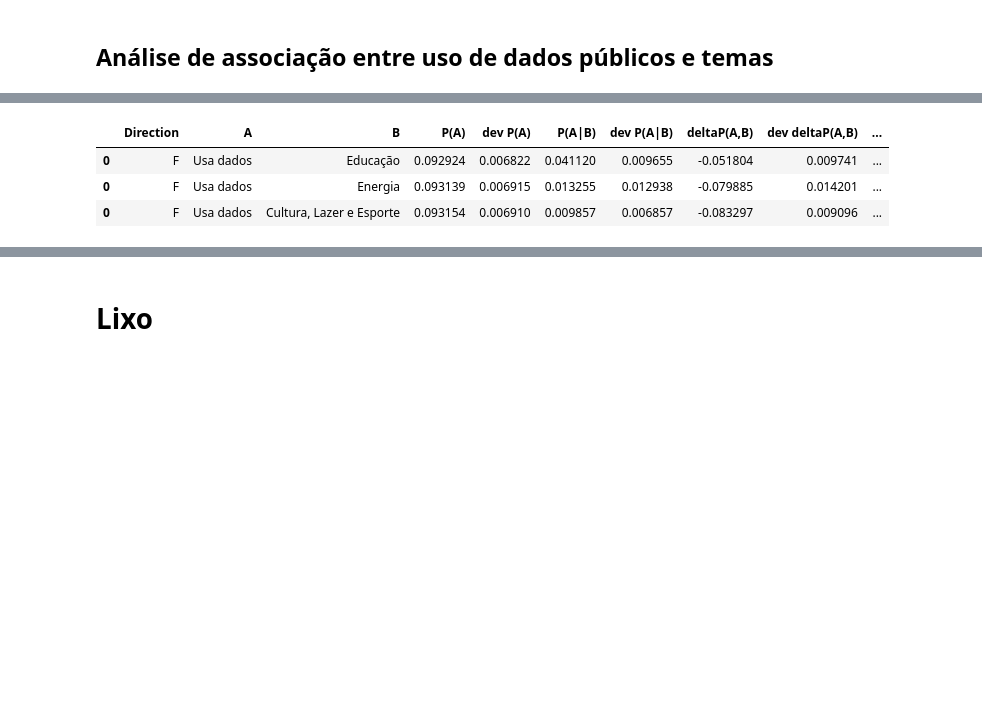
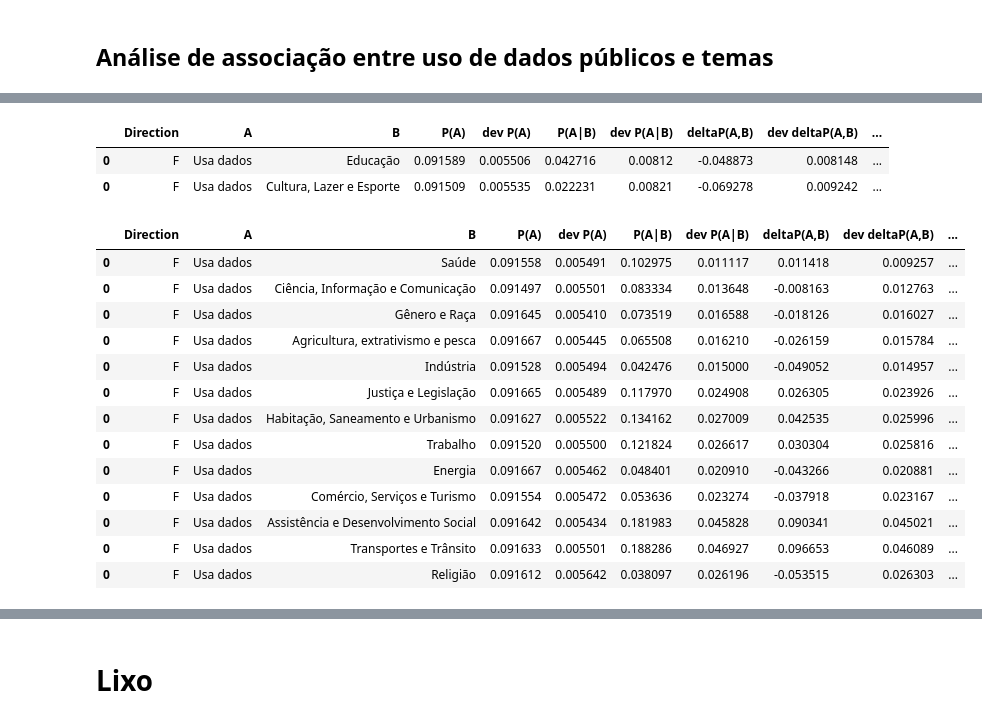
Before and after one commit to cewebbr/cordata, a Jupyter notebook: analises/80_analises-para-congresso-alas.ipynb, the cells around one changed output, grey strips where cells are left out. Cells and saved outputs as stored; diff of their text form; code cells hidden in the pictures; blank space fills up the shorter version.

```diff
--- a/analises/80_analises-para-congresso-alas.ipynb
+++ b/analises/80_analises-para-congresso-alas.ipynb
@@ -186,7 +283,24 @@ positive_assoc['final'].loc[positive_assoc['final']['B'].isin(positive_topics)].
 # %%
-negative_assoc['final'].loc[negative_assoc['final']['B'].isin(negative_topics)].sort_values('P(A|B)', ascending=False)
+negative_assoc_df.loc[negative_assoc_df['B'].isin(negative_topics)].sort_values('P(A|B)', ascending=False)
 # %% [output]
 |  | Direction | A | B | P(A) | dev P(A) | P(A|B) | dev P(A|B) | deltaP(A,B) | dev deltaP(A,B) | ... |
-| 0 | F | Usa dados | Educação | 0.092924 | 0.006822 | 0.041120 | 0.009655 | -0.051804 | 0.009741 | ... |
-| 0 | F | Usa dados | Energia | 0.093139 | 0.006915 | 0.013255 | 0.012938 | -0.079885 | 0.014201 | ... |
-| 0 | F | Usa dados | Cultura, Lazer e Esporte | 0.093154 | 0.006910 | 0.009857 | 0.006857 | -0.083297 | 0.009096 | ... |
+| 0 | F | Usa dados | Educação | 0.091589 | 0.005506 | 0.042716 | 0.00812 | -0.048873 | 0.008148 | ... |
+| 0 | F | Usa dados | Cultura, Lazer e Esporte | 0.091509 | 0.005535 | 0.022231 | 0.00821 | -0.069278 | 0.009242 | ... |
+# %%
+# Casos sem significância suficiente para garantir detecção:
+undetected_df.query('Direction == "F"')
+# %% [output]
+|  | Direction | A | B | P(A) | dev P(A) | P(A|B) | dev P(A|B) | deltaP(A,B) | dev deltaP(A,B) | ... |
+| 0 | F | Usa dados | Saúde | 0.091558 | 0.005491 | 0.102975 | 0.011117 | 0.011418 | 0.009257 | ... |
+| 0 | F | Usa dados | Ciência, Informação e Comunicação | 0.091497 | 0.005501 | 0.083334 | 0.013648 | -0.008163 | 0.012763 | ... |
+| 0 | F | Usa dados | Gênero e Raça | 0.091645 | 0.005410 | 0.073519 | 0.016588 | -0.018126 | 0.016027 | ... |
+| 0 | F | Usa dados | Agricultura, extrativismo e pesca | 0.091667 | 0.005445 | 0.065508 | 0.016210 | -0.026159 | 0.015784 | ... |
+| 0 | F | Usa dados | Indústria | 0.091528 | 0.005494 | 0.042476 | 0.015000 | -0.049052 | 0.014957 | ... |
+| 0 | F | Usa dados | Justiça e Legislação | 0.091665 | 0.005489 | 0.117970 | 0.024908 | 0.026305 | 0.023926 | ... |
+| 0 | F | Usa dados | Habitação, Saneamento e Urbanismo | 0.091627 | 0.005522 | 0.134162 | 0.027009 | 0.042535 | 0.025996 | ... |
+| 0 | F | Usa dados | Trabalho | 0.091520 | 0.005500 | 0.121824 | 0.026617 | 0.030304 | 0.025816 | ... |
+| 0 | F | Usa dados | Energia | 0.091667 | 0.005462 | 0.048401 | 0.020910 | -0.043266 | 0.020881 | ... |
+| 0 | F | Usa dados | Comércio, Serviços e Turismo | 0.091554 | 0.005472 | 0.053636 | 0.023274 | -0.037918 | 0.023167 | ... |
+| 0 | F | Usa dados | Assistência e Desenvolvimento Social | 0.091642 | 0.005434 | 0.181983 | 0.045828 | 0.090341 | 0.045021 | ... |
+| 0 | F | Usa dados | Transportes e Trânsito | 0.091633 | 0.005501 | 0.188286 | 0.046927 | 0.096653 | 0.046089 | ... |
+| 0 | F | Usa dados | Religião | 0.091612 | 0.005642 | 0.038097 | 0.026196 | -0.053515 | 0.026303 | ... |
```
Also changed, not shown: parts of 28 cells of this notebook.
